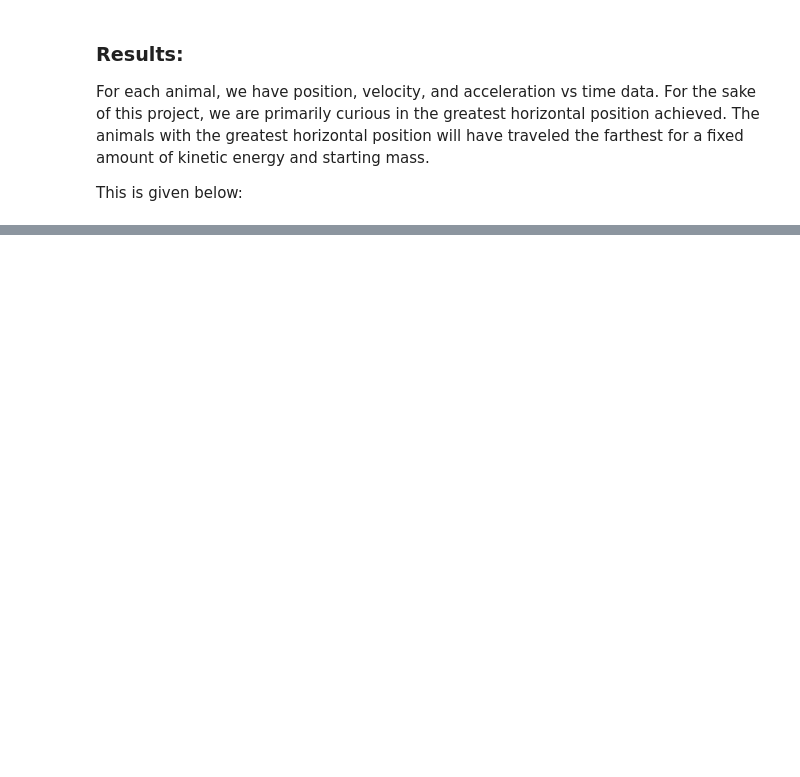
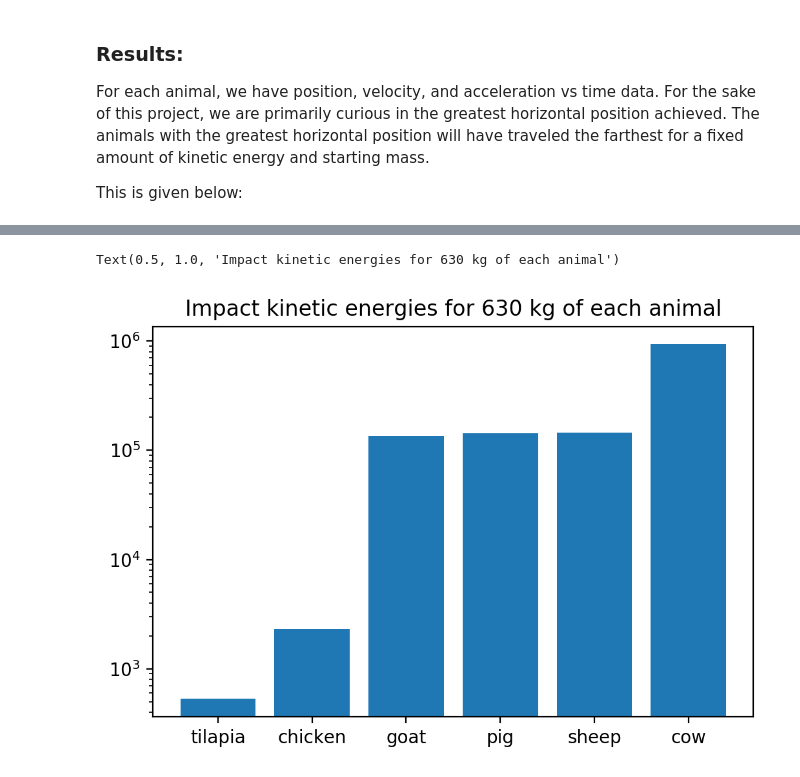
Before and after one commit to jkelleyrtp/ModSimPyProject3, a Jupyter notebook: ModSimProject3.ipynb, the cells around one changed output, grey strips where cells are left out. Saved outputs shown, nothing was run; the diff lists cells and outputs as text; code cells hidden in the pictures; blank space fills up the shorter version.

```diff
--- a/ModSimProject3.ipynb
+++ b/ModSimProject3.ipynb
@@ -392,0 +440,18 @@ plt.bar()
+# %%
+plt.figure(dpi = 200)
+animal_names = []
+animal_energies = []
+for each_animal in animal_data:
+    final_ke = 0.5 * each_animal.state.mass * each_animal.state.velocity.dot(each_animal.state.velocity)
+    animal_names.append(each_animal.name)
+    animal_energies.append(final_ke)
+
+idx = np.argsort(animal_energies)
+plt.bar(np.array(animal_names)[idx], np.array(animal_energies)[idx])
+plt.gca().set_yscale("log", nonposy='clip')
+
+
+plt.title("Impact kinetic energies for 630 kg of each animal")
+# %% [output]
+Text(0.5, 1.0, 'Impact kinetic energies for 630 kg of each animal')
+[figure, added]
```
Also changed, not shown: parts of 16 cells of this notebook.
